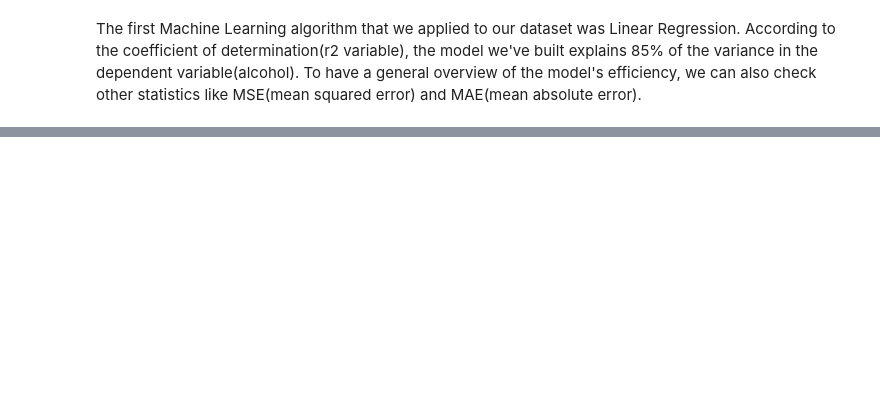
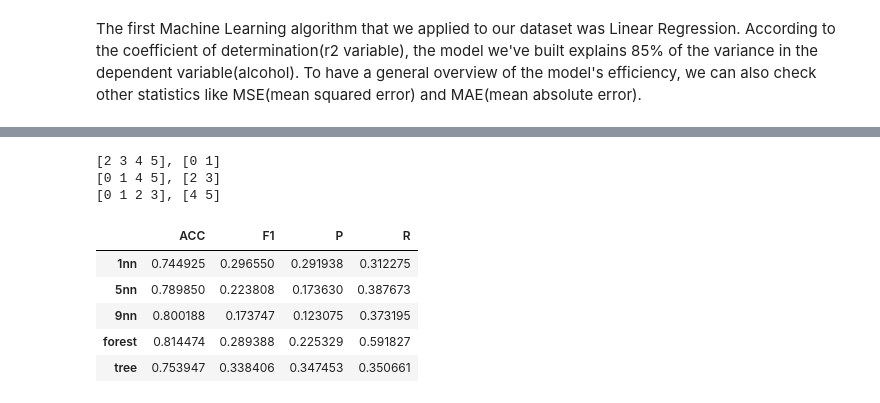
Before and after one commit to elzawie/WinesML_Python, a Jupyter notebook: Wines_Python.ipynb, the cells around one changed output, grey strips where cells are left out. Saved outputs shown, nothing was run; the diff lists cells and outputs as text; code cells hidden in the pictures; blank space fills up the shorter version.

```diff
--- a/Wines_Python.ipynb
+++ b/Wines_Python.ipynb
@@ -201,0 +459,9 @@ To have a general overview of the model's efficiency, we can also check other st
+# %%
+#Importing Random Forests from sklearn library
+from sklearn.ensemble import RandomForestClassifier
+
+#Instantiating Random Forest Classifier object
+forest = RandomForestClassifier()
+
+#Fitting model into training dataset
+forest.fit(X_train, yk_train)
@@ -201,0 +511,39 @@ To have a general overview of the model's efficiency, we can also check other st
+# %%
+#from sklearn.model_selection import cross_val_predict
+from sklearn.cross_validation import KFold
+
+for train, test in KFold(6, n_folds=3):
+    print(train, test, sep=", ")
+# %% [output]
+[2 3 4 5], [0 1]
+[0 1 4 5], [2 3]
+[0 1 2 3], [4 5]
+# %%
+#Classification algorithms
+algorithms = pd.Series({
+    "1nn": sklearn.neighbors.KNeighborsClassifier(n_neighbors=1),
+    "5nn": sklearn.neighbors.KNeighborsClassifier(n_neighbors=5),
+    "9nn": sklearn.neighbors.KNeighborsClassifier(n_neighbors=9),
+    "tree": sklearn.tree.DecisionTreeClassifier(random_state=234),
+    "forest": sklearn.ensemble.RandomForestClassifier(random_state=234)
+})
+# %%
+#Testing function
+def test_algorithm(X_train, X_test, y_train, y_test):
+    w = pd.concat([
+        pd.Series(fit_classifier(alg, X_train, X_test, y_train, y_test)) for alg in algorithms], axis=1).T
+    w.index = algorithms.index
+    return w
+# %%
+#Applying test_algorithm function and displaying final results
+n_folds = 5
+scores = [test_algorithm(X.iloc[train], X.iloc[test], yk[train], yk[test])
+         for train, test in KFold(X.shape[0], n_folds=n_folds)]
+sum(scores)/n_folds
+# %% [output]
+|  | ACC | F1 | P | R |
+| 1nn | 0.744925 | 0.296550 | 0.291938 | 0.312275 |
+| 5nn | 0.789850 | 0.223808 | 0.173630 | 0.387673 |
+| 9nn | 0.800188 | 0.173747 | 0.123075 | 0.373195 |
+| forest | 0.814474 | 0.289388 | 0.225329 | 0.591827 |
+| tree | 0.753947 | 0.338406 | 0.347453 | 0.350661 |
```
Also changed, not shown: parts of 44 cells of this notebook.
